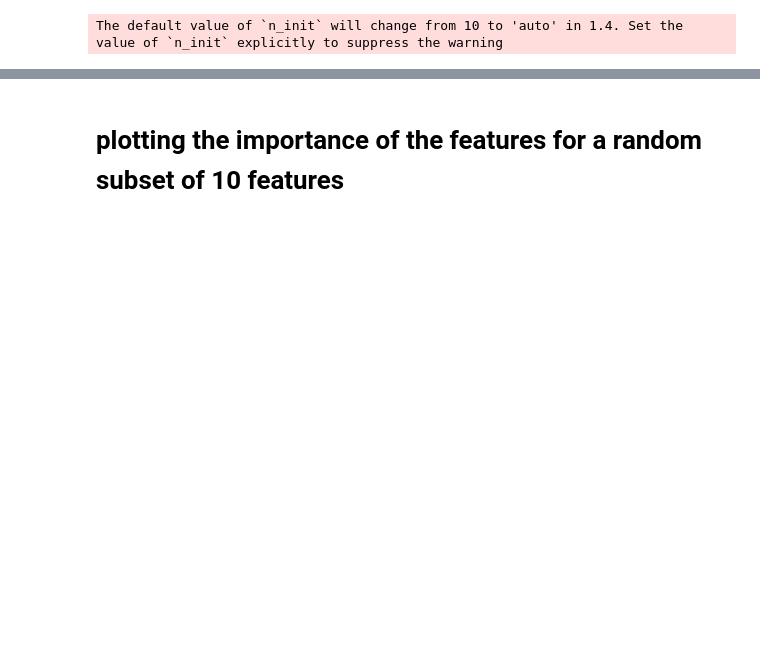
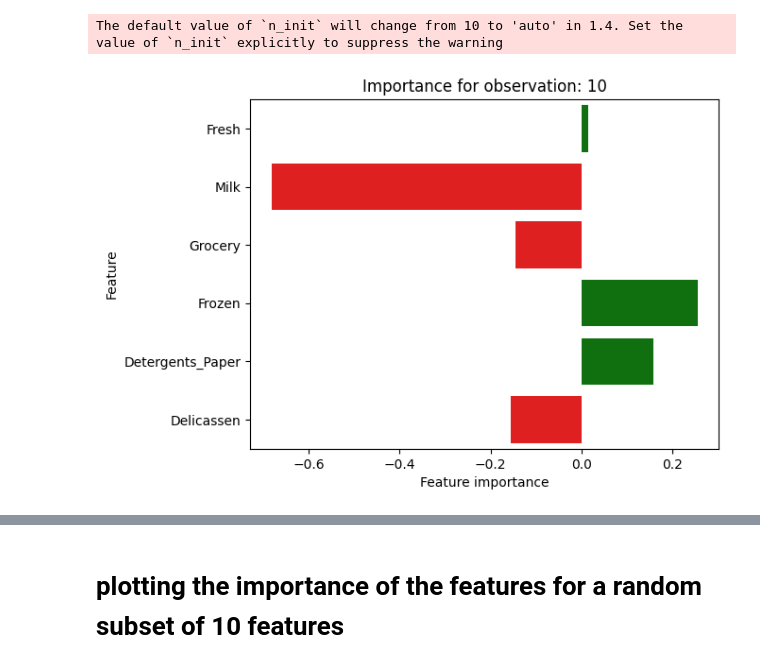
Before and after one commit to AlexF1994/cluster-explain, a Jupyter notebook: notebooks/plotting_importances.ipynb, the cells around one changed output, grey strips where cells are left out. Drawn from its saved outputs; the diff is of its cells as text; code cells hidden in the pictures; blank space fills up the shorter version.

```diff
--- a/notebooks/plotting_importances.ipynb
+++ b/notebooks/plotting_importances.ipynb
@@ -57,0 +56,4 @@ global_relevance_all = explained_clustering_all.global_relevance
+# %%
+explained_clustering_next_best.pointwise_relevance.show_single_observation_relevance(10)
+# %% [output]
+[figure, added]
```
Also changed, not shown: parts of 4 cells of this notebook, 9 other files.
